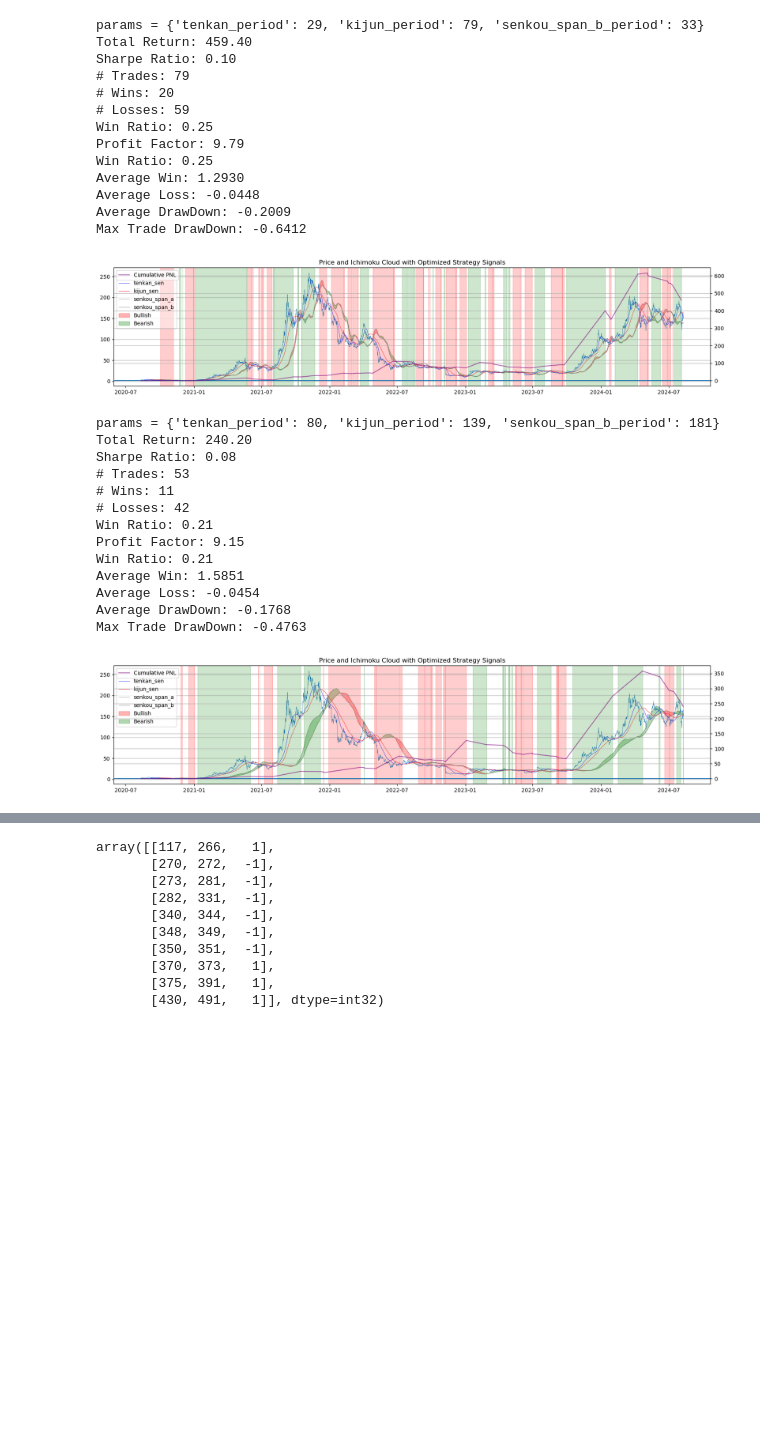
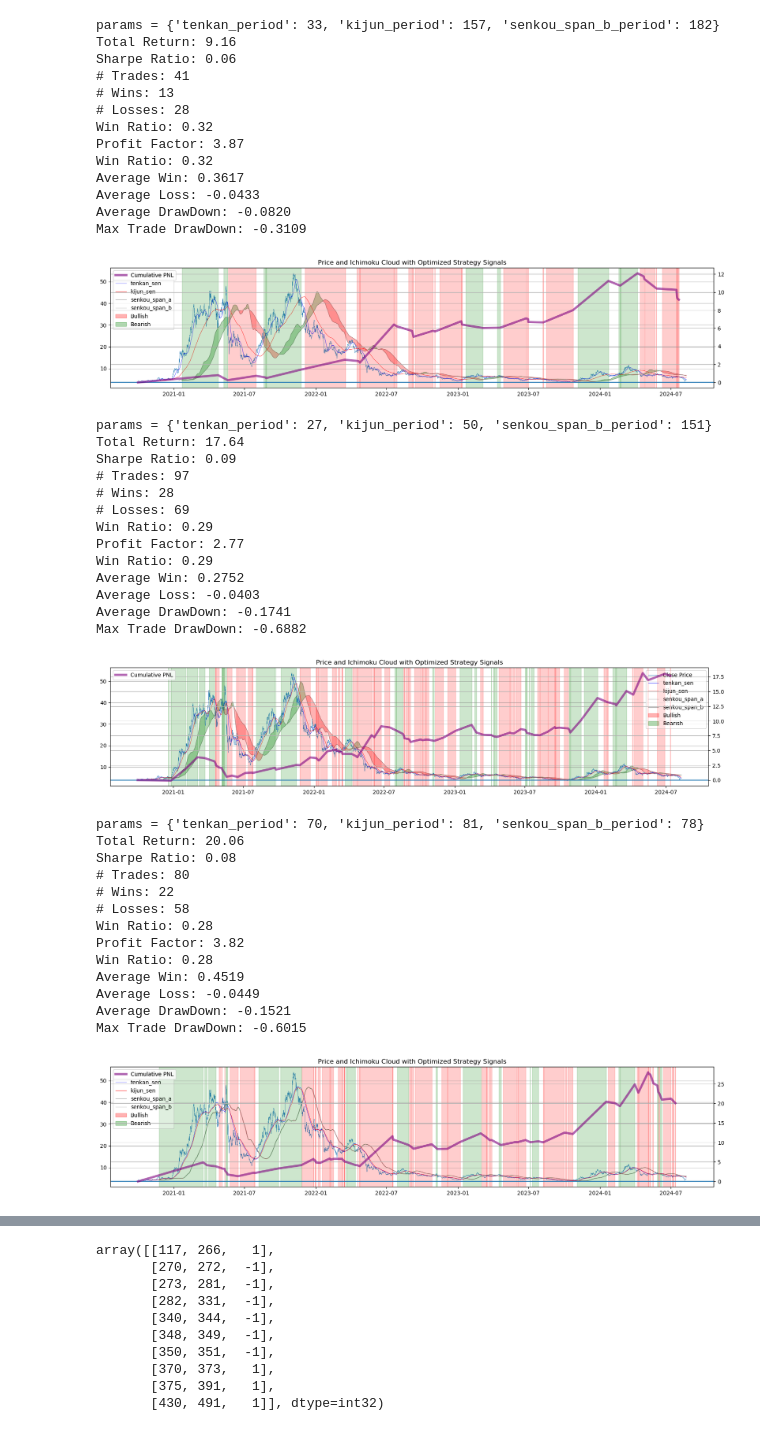
Before and after one commit to petarkabashki/pk-crypto-tools, a Jupyter notebook: 2024-research/ichimoku.ipynb, the cells around one changed output, grey strips where cells are left out. Drawn from its saved outputs; the diff is of its cells as text; code cells hidden in the pictures; blank space fills up the shorter version.

```diff
--- a/2024-research/ichimoku.ipynb
+++ b/2024-research/ichimoku.ipynb
@@ -244,14 +244,14 @@ def print_res(res):
 # data = load_sp500_stock_candles(ticker)['2020':'2025']
 # data['close'] = data['adj close']
 # data = load_russel2000_candles('XOXO')['2006':]
-data = load_candles('binance','ADA','USDT','1h')['2020-04':'2025']#.iloc[-5000:]
+data = load_candles('binance','DOT','USDT','1h')['2020-10':'2025']#.iloc[-5000:]
 # # data = load_futures_candles('bybit','ALGO','USDT','1h')['2020-03':'2025']
 # # data = data['2021-11-01':].copy()
 nhours = 8
 data = data.resample(f'{nhours}H').agg( {'open': 'first','high': 'max','low': 'min','close': 'last','volume': 'sum'})
 data = data.assign(lclose=lambda d: d['close'].apply(np.log)).assign(lrets=lambda d:d['lclose'].diff())
 short_long = [1,-1]
-study = optimize(data, nhours,backtest_fn=backtest, short_long=short_long)
+# study = optimize(data, nhours,backtest_fn=backtest, short_long=short_long)
 # aparams = [{'up_lookback': 33, 'dn_lookback': 61, 'up_lag': 6, 'dn_lag': 5}]
 aparams = [t.params for t in reversed(study.best_trials[-10:])]
 for params in aparams:
@@ -289,28 +289,42 @@ Max Trade DrawDown: -0.4547
-params = {'tenkan_period': 29, 'kijun_period': 79, 'senkou_span_b_period': 33}
-Total Return: 459.40
-Sharpe Ratio: 0.10
-# Trades: 79
-# Wins: 20
-# Losses: 59
-Win Ratio: 0.25
-Profit Factor: 9.79
-Win Ratio: 0.25
-Average Win: 1.2930
-Average Loss: -0.0448
-Average DrawDown: -0.2009
-Max Trade DrawDown: -0.6412
+params = {'tenkan_period': 33, 'kijun_period': 157, 'senkou_span_b_period': 182}
+Total Return: 9.16
+Sharpe Ratio: 0.06
+# Trades: 41
+# Wins: 13
+# Losses: 28
+Win Ratio: 0.32
+Profit Factor: 3.87
+Win Ratio: 0.32
+Average Win: 0.3617
+Average Loss: -0.0433
+Average DrawDown: -0.0820
+Max Trade DrawDown: -0.3109
-[figure, old version]
+[figure, new version]
-params = {'tenkan_period': 80, 'kijun_period': 139, 'senkou_span_b_period': 181}
-Total Return: 240.20
-Sharpe Ratio: 0.08
-# Trades: 53
-# Wins: 11
-# Losses: 42
-Win Ratio: 0.21
-Profit Factor: 9.15
-Win Ratio: 0.21
-Average Win: 1.5851
-Average Loss: -0.0454
-Average DrawDown: -0.1768
-Max Trade DrawDown: -0.4763
+params = {'tenkan_period': 27, 'kijun_period': 50, 'senkou_span_b_period': 151}
+Total Return: 17.64
+Sharpe Ratio: 0.09
+# Trades: 97
+# Wins: 28
+# Losses: 69
+Win Ratio: 0.29
+Profit Factor: 2.77
+Win Ratio: 0.29
+Average Win: 0.2752
+Average Loss: -0.0403
+Average DrawDown: -0.1741
+Max Trade DrawDown: -0.6882
-[figure, old version]
+[figure, new version]
+params = {'tenkan_period': 70, 'kijun_period': 81, 'senkou_span_b_period': 78}
+Total Return: 20.06
+Sharpe Ratio: 0.08
+# Trades: 80
+# Wins: 22
+# Losses: 58
+Win Ratio: 0.28
+Profit Factor: 3.82
+Win Ratio: 0.28
+Average Win: 0.4519
+Average Loss: -0.0449
+Average DrawDown: -0.1521
+Max Trade DrawDown: -0.6015
+[figure, added]
```
Also changed, not shown: parts of 1 cell of this notebook, 2 other files.
